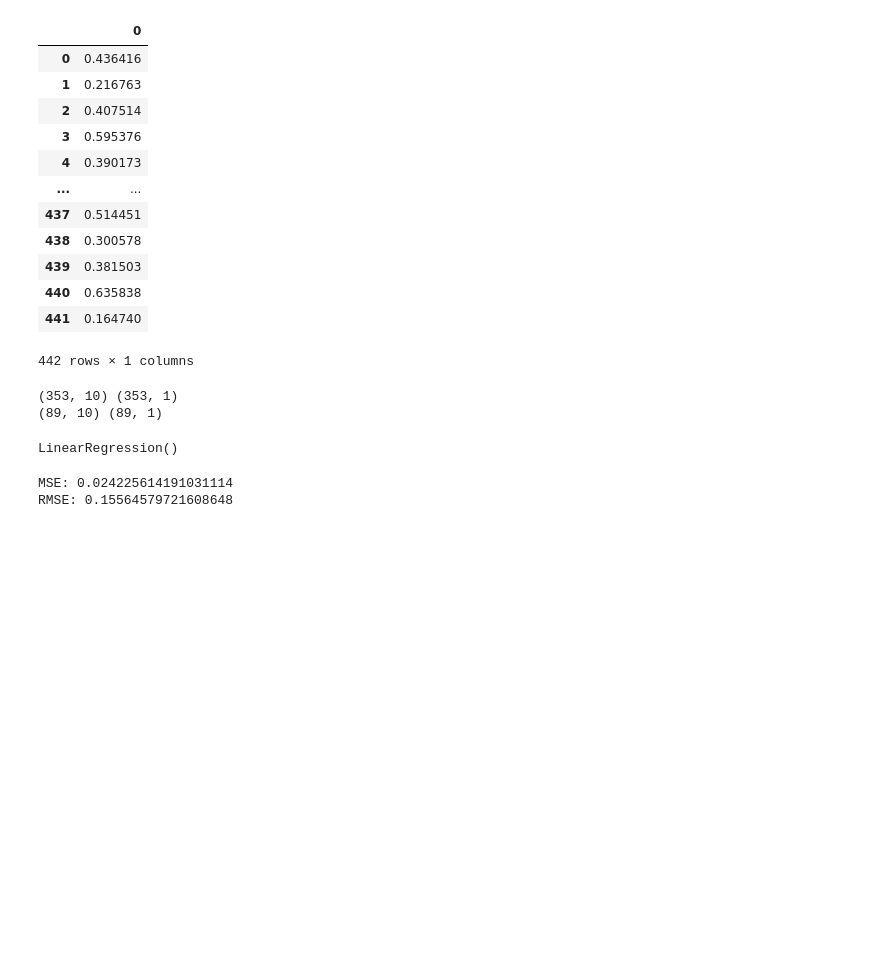
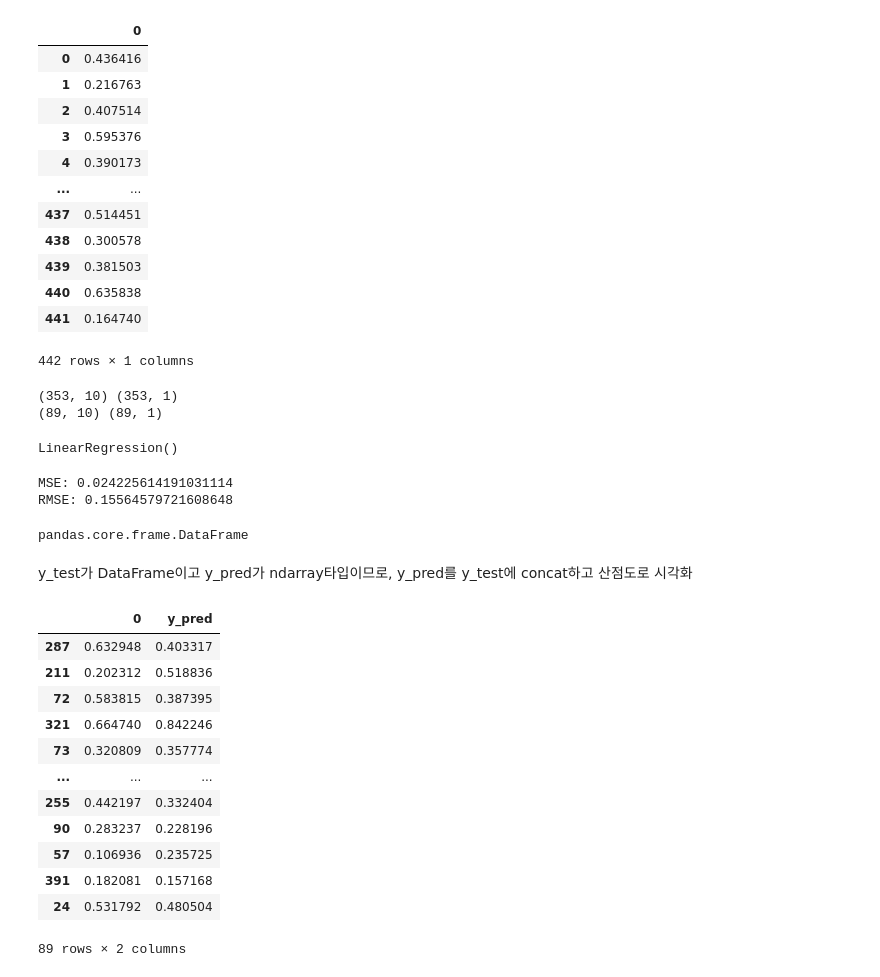
Before and after one commit to Suho0314/AIFFEL_quest_rs, a Jupyter notebook: Exploration/Ex01/project1.ipynb, the cells around one changed output. Saved outputs shown, nothing was run; the diff lists cells and outputs as text; code cells hidden in the pictures; blank space fills up the shorter version.

```diff
--- a/Exploration/Ex01/project1.ipynb
+++ b/Exploration/Ex01/project1.ipynb
@@ -74,3 +74,27 @@ print("RMSE:", rmse)
 # %% [output]
 MSE: 0.024225614191031114
 RMSE: 0.15564579721608648
+# %%
+type(y_test)
+# %% [output]
+pandas.core.frame.DataFrame
+# %% [markdown]
+y_test가 DataFrame이고 y_pred가 ndarray타입이므로, y_pred를 y_test에 concat하고 산점도로 시각화
+# %%
+y_test_pred = y_test.copy()
+y_test_pred["y_pred"] = y_pred
+y_test_pred
+# %% [output]
+|  | 0 | y_pred |
+| 287 | 0.632948 | 0.403317 |
+| 211 | 0.202312 | 0.518836 |
+| 72 | 0.583815 | 0.387395 |
+| 321 | 0.664740 | 0.842246 |
+| 73 | 0.320809 | 0.357774 |
+| ... | ... | ... |
+| 255 | 0.442197 | 0.332404 |
+| 90 | 0.283237 | 0.228196 |
+| 57 | 0.106936 | 0.235725 |
+| 391 | 0.182081 | 0.157168 |
+| 24 | 0.531792 | 0.480504 |
+89 rows × 2 columns
```
Also changed, not shown: parts of 3 cells of this notebook, 1 other file.
